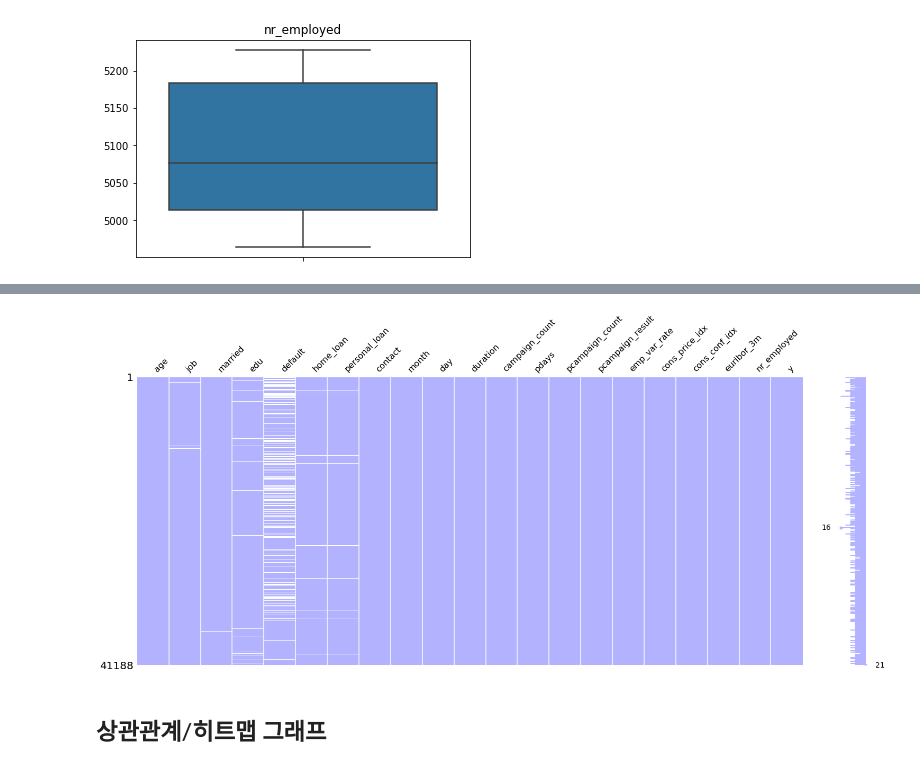
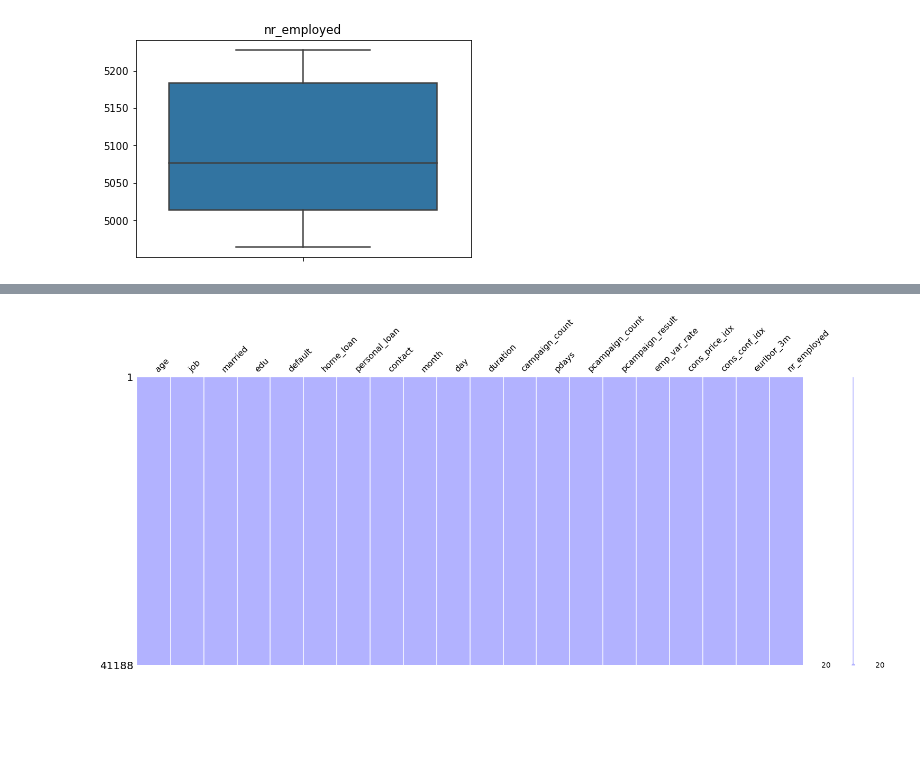
Before and after one commit to black4157/python-project, a Jupyter notebook: bank_EDA.ipynb, the cells around one changed output, grey strips where cells are left out. Drawn from its saved outputs; the diff is of its cells as text; code cells hidden in the pictures; blank space fills up the shorter version.

```diff
--- a/bank_EDA.ipynb
+++ b/bank_EDA.ipynb
@@ -10,5 +14,5 @@ import seaborn as sns
 # %%
-bank = pd.read_csv('/content/drive/MyDrive/솔트룩스 2조/bank.csv')
+bank = pd.read_csv('bank.csv')
 bank.head()
 # %% [output]
 |  | age | job | married | edu | default | home_loan | personal_loan | contact | month | day | ... |
@@ -40,3 +53,4 @@ memory usage: 6.6+ MB
 # %%
-y = bank.iloc[:, -1]
-y
+y = bank.replace({"no":0, "yes":1})
+y = y.iloc[:, -1]
+bank = bank.drop("y", axis=1)
@@ -228,14 +266,10 @@ boxplot_float(bank_float)
 # %%
-# unknown -> null값 변경하기
-bank.replace('unknown', np.NaN, inplace=True)
-bank.replace('999', np.NaN, inplace=True)
-
+# bank.replace('unknown', np.NaN, inplace=True)
+# bank.replace(999, np.NaN, inplace=True)
 
 # 결측치 분포 확인하기
 import missingno
 missingno.matrix(bank, color=(0.7, 0.7, 1.0))
 plt.show()
 # %% [output]
-[figure, old version]
+[figure, new version]
-# %% [markdown]
-## 상관관계/히트맵 그래프
```
Also changed, not shown: parts of 106 cells of this notebook.
